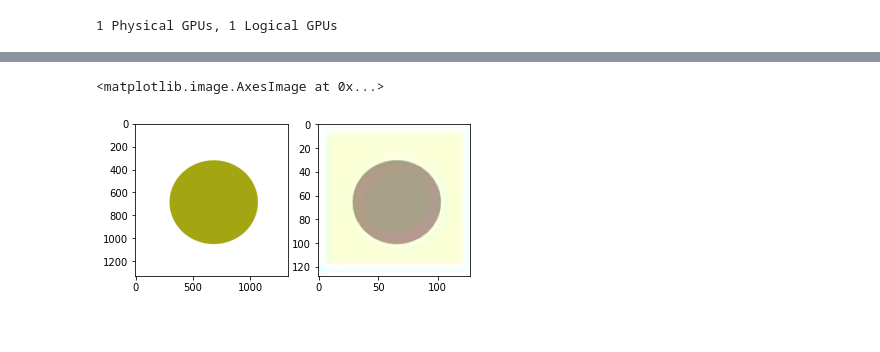
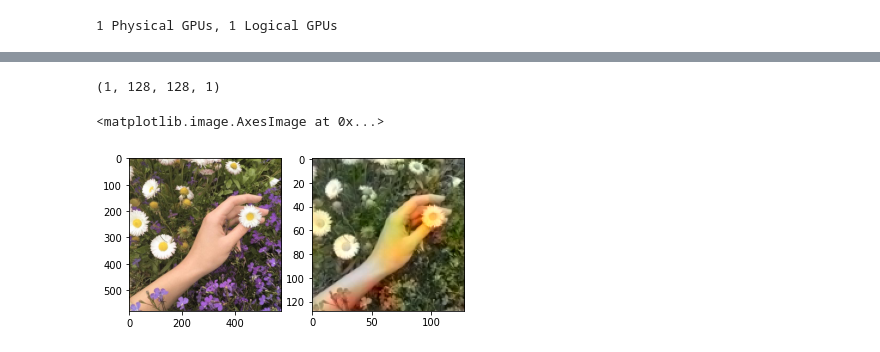
Before and after one commit to flowergum/Colorization, a Jupyter notebook: My_colorization.ipynb, the cells around one changed output, grey strips where cells are left out. Cells and saved outputs as stored; diff of their text form; code cells hidden in the pictures.

```diff
--- a/My_colorization.ipynb
+++ b/My_colorization.ipynb
@@ -39,7 +39,7 @@ def processed_image(img):
   lab = rgb2lab(1.0/255*image)                  #  в лаб, предварительно переведя в диапазон от 0 до 1
   X, Y = lab[:,:,0], lab[:,:,1:]                #в Х кладем яркостную компоненту, в Y -- две цветовые
 
-  Y /= 128                                      # нормируем выходные значение в диапазон от -1 до 1
-  X = X.reshape(1, size[0], size[1], 1)
-  Y = Y.reshape(1, size[0], size[1], 2)
+  Y /= 128                                     # нормируем выходные значение в диапазон от -1 до 1
+  X = X.reshape(size[0], size[1], 1)
+  Y = Y.reshape(size[0], size[1], 2)
   return X, Y, size
@@ -54,0 +106,8 @@ def pr_img():
+# %%
+images = np.concatenate((x_train, y_train), axis = 3)
+print(images.shape)
+#plt.imshow(lab2rgb(images[1]))
+np.random.shuffle(images)
+plt.imshow(lab2rgb(images[1]))
+x_train, y_train = np.reshape((images[:, :, :, 0]), (images.shape[0], images.shape[1], images.shape[2], 1)), np.reshape((images[:, :, :, 1:]), (images.shape[0], images.shape[1], images.shape[2], 2))
+#print(x_train.shape, y_train.shape)
@@ -98,5 +151,3 @@ Clipping input data to the valid range for imshow with RGB data ([0..1] for floa
-# %%
-x_train, y_train = pr_img()
 # %%
 model = Sequential()                                                      # Последовательная
 model.add(InputLayer(input_shape=(None, None, 1)))                        # Входной слой, подаем на вход яркостную компоненту
@@ -134,5 +185,5 @@ model2.add(UpSampling2D((2, 2)))
 
 model2.compile(optimizer='adam', loss='mse')
 # %%
-model2.fit(x=x_train, y=y_train, batch_size=10, epochs=100)
+model2.fit(x=x_train, y=y_train, batch_size=100, epochs=5) #всего 55 эпох (55 -- оптимально: размер изображения: 128*128, 2500 картинок на 5 классов)
 # %% [output]
@@ -179,21 +226,23 @@ Epoch 100/100
 <tensorflow.python.keras.callbacks.History at 0x...>
 # %%
-img = Image.open('drive/MyDrive/Colorization/Step_2.Flowers/easy_geometry/12.jpg')
-X, Y, size = processed_image(img)
-
-output = model.predict(X)
+img = Image.open('drive/MyDrive/Colorization/Step_2.Flowers/input/flowers/flowers/8eIBc29UQag.jpg')
+A, Y, size = processed_image(img)
+X = np.reshape((A), (1, 128, 128, 1))
+print(X.shape)
+output = model2.predict(X)
 
 output *= 128
 min_vals, max_vals = -128, 127
 ab = np.clip(output[0], min_vals, max_vals)
 
 cur = np.zeros((size[0], size[1], 3))
 cur[:,:,0] = np.clip(X[0][:,:,0], 0, 100)
 cur[:,:,1:] = ab
 plt.subplot(1, 2, 1)
 plt.imshow(img)
 plt.subplot(1, 2, 2)
 plt.imshow(lab2rgb(cur))
 # %% [output]
-<matplotlib.image.AxesImage at 0x...>
+(1, 128, 128, 1)
+<matplotlib.image.AxesImage at 0x...>
-[figure, old version]
+[figure, new version]
```
Also changed, not shown: parts of 6 cells of this notebook.
